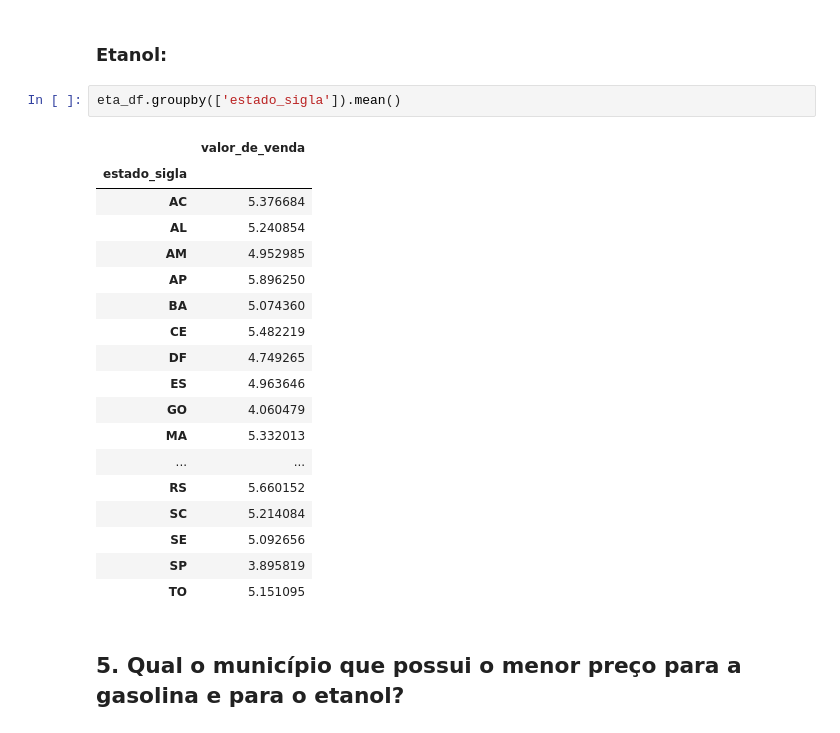
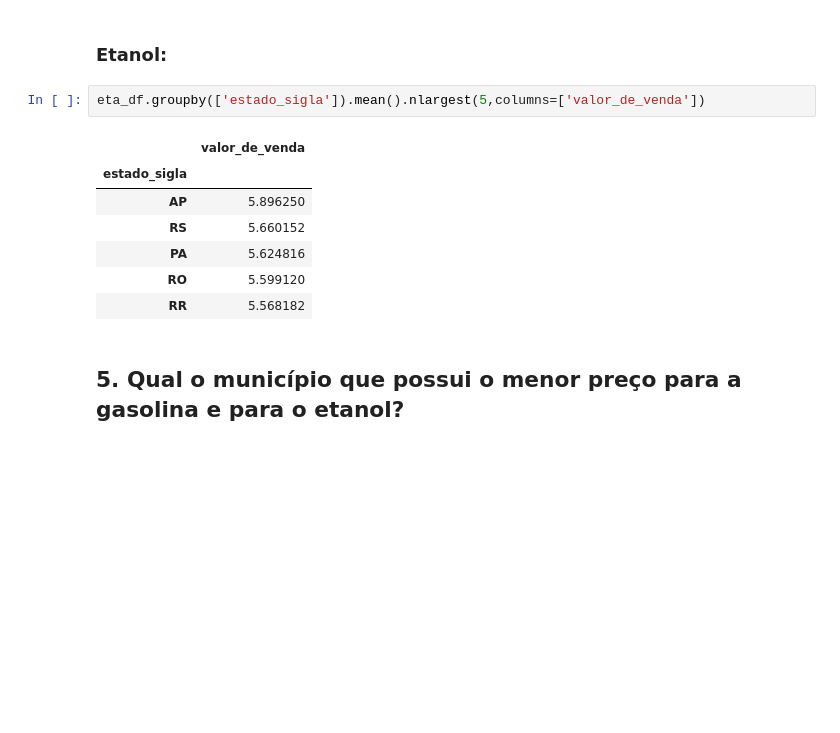
Before and after one commit to lucasCanella/Projeto-modulo-4, a Jupyter notebook: limpeza_adequacao_dados.ipynb, the cells around one changed output. Drawn from its saved outputs; the diff is of its cells as text; blank space fills up the shorter version.

```diff
--- a/limpeza_adequacao_dados.ipynb
+++ b/limpeza_adequacao_dados.ipynb
@@ -437,26 +428,15 @@ gas_df.groupby(['estado_sigla']).mean()
 # %% [markdown]
 ### Etanol:
 # %%
-eta_df.groupby(['estado_sigla']).mean()
+eta_df.groupby(['estado_sigla']).mean().nlargest(5,columns=['valor_de_venda'])
 # %% [output]
 |  | valor_de_venda |
 | estado_sigla |  |
-| AC | 5.376684 |
-| AL | 5.240854 |
-| AM | 4.952985 |
 | AP | 5.896250 |
-| BA | 5.074360 |
-| CE | 5.482219 |
-| DF | 4.749265 |
-| ES | 4.963646 |
-| GO | 4.060479 |
-| MA | 5.332013 |
-| ... | ... |
 | RS | 5.660152 |
-| SC | 5.214084 |
-| SE | 5.092656 |
-| SP | 3.895819 |
-| TO | 5.151095 |
+| PA | 5.624816 |
+| RO | 5.599120 |
+| RR | 5.568182 |
 # %% [markdown]
 ## 5. Qual o município que possui o menor preço para a gasolina e para o etanol?
 # %%
```
Also changed, not shown: parts of 15 cells of this notebook.
